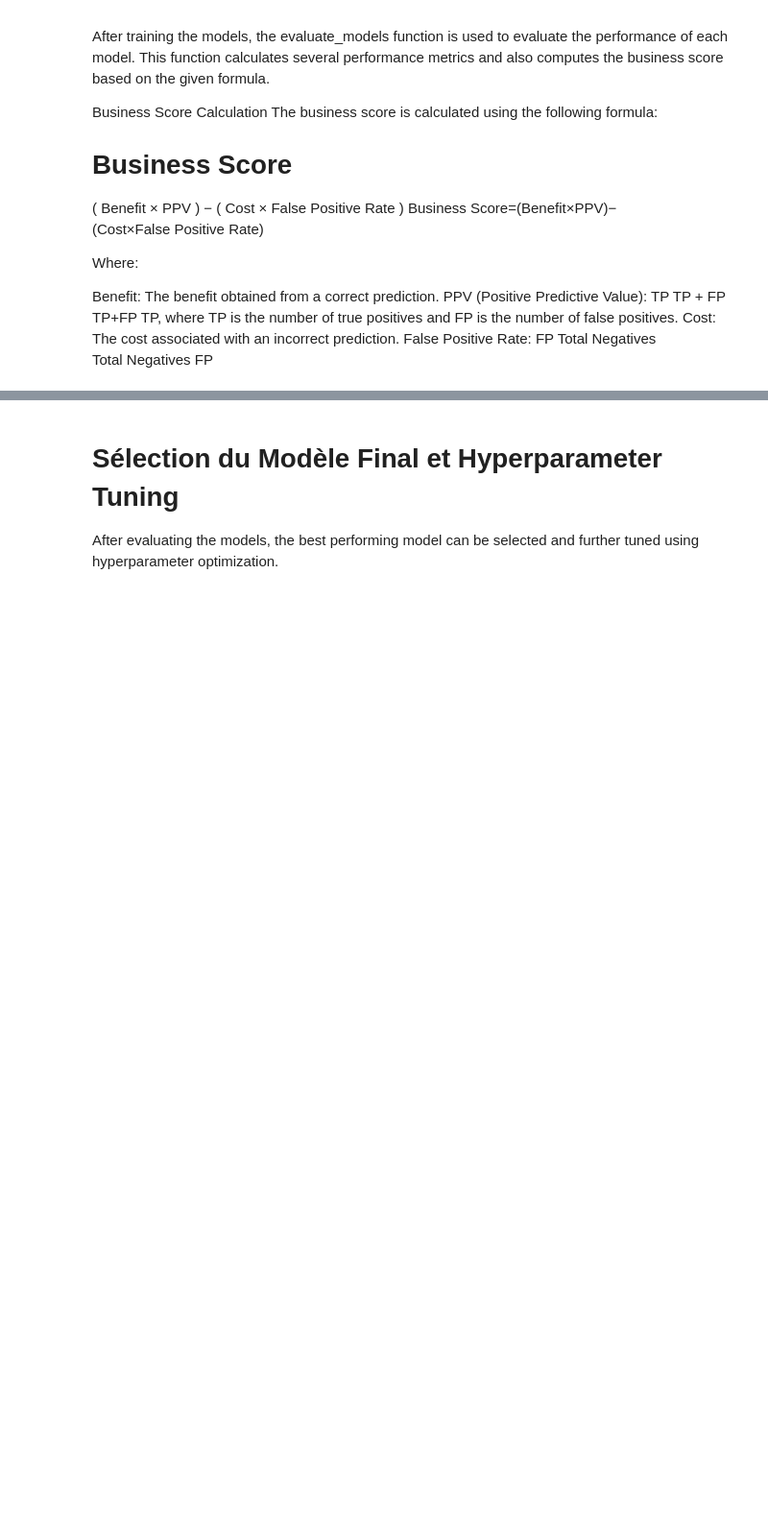
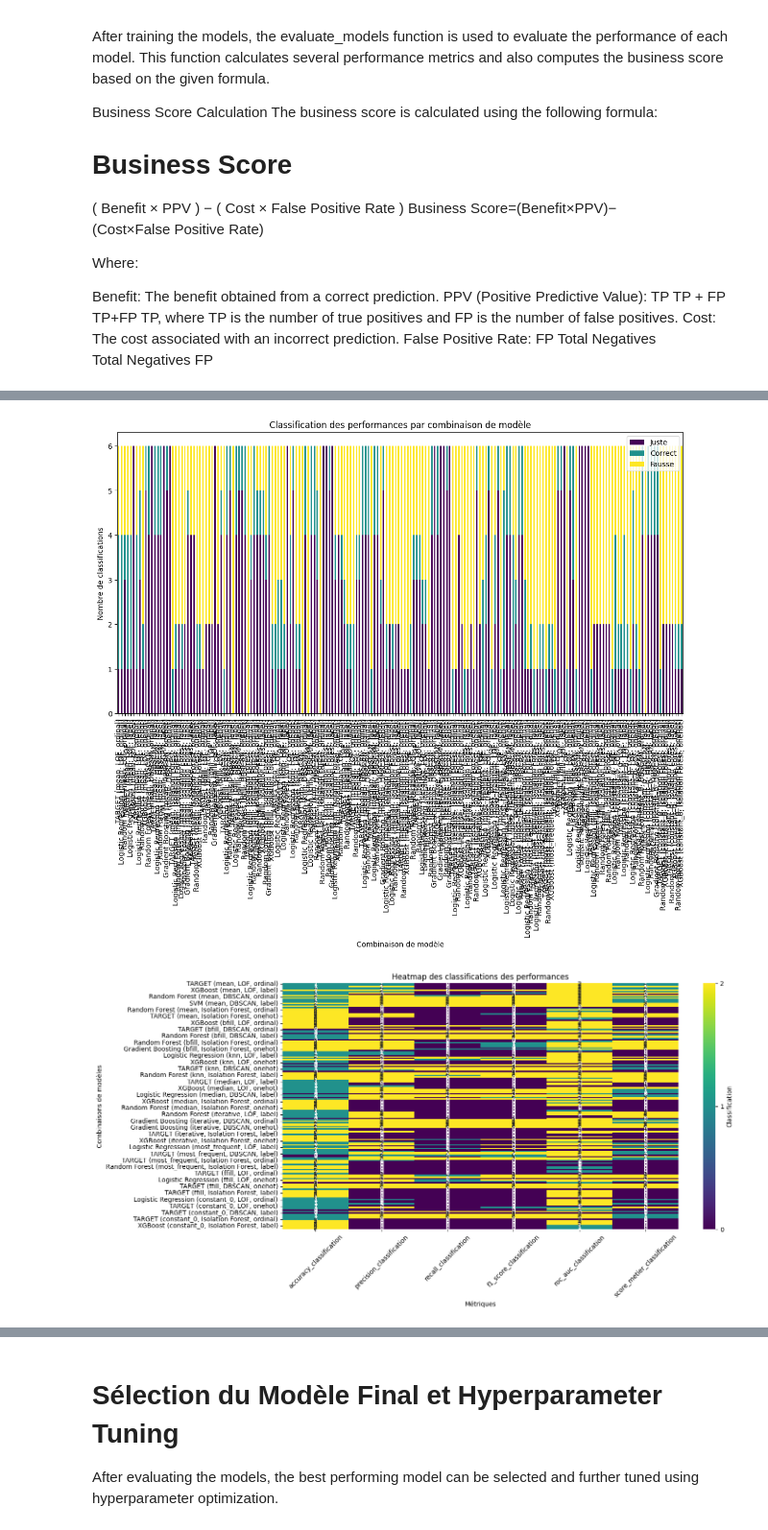
Before and after one commit to CYBA7K2M-DATAPROJ/home_credit_default_risk, a Jupyter notebook: Fusilier_Antoine_2_notebook_modelization_032024.ipynb, the cells around one changed output, grey strips where cells are left out. Shown at 96% size. Saved outputs shown, nothing was run; the diff lists cells and outputs as text; code cells hidden in the pictures; blank space fills up the shorter version.

```diff
--- a/Fusilier_Antoine_2_notebook_modelization_032024.ipynb
+++ b/Fusilier_Antoine_2_notebook_modelization_032024.ipynb
@@ -628,0 +746,12 @@ evaluate_models(
+# %%
+# Appliquer la classification à chaque métrique pour chaque modèle
+classification_results = df.copy()
+for metric in thresholds.keys():
+    classification_results[metric + '_classification'] = classification_results[metric].apply(lambda x: classify_performance(x, metric))
+
+# Afficher les résultats de la classification
+classification_display = classification_results[['model', 'imputation_method', 'outlier_method', 'encoding_method',
+                        'accuracy_classification', 'precision_classification', 'recall_classification',
+                        'f1_score_classification', 'roc_auc_classification', 'score_metier_classification']]
+
+classification_display
@@ -628,0 +772,37 @@ evaluate_models(
+# %%
+df = model_performance_metrics
+# Préparation des données pour le graphique en barres empilées
+classification_counts = classification_results.apply(lambda x: pd.Series({
+    'Juste': (x == 'Juste').sum(),
+    'Correct': (x == 'Correct').sum(),
+    'Fausse': (x == 'Fausse').sum()
+}), axis=1)
+
+classification_counts['model_combination'] = classification_results.apply(lambda x: f"{x['model']} ({x['imputation_method']}, {x['outlier_method']}, {x['encoding_method']})", axis=1)
+
+# Graphique en barres empilées
+classification_counts.set_index('model_combination')[['Juste', 'Correct', 'Fausse']].plot(kind='bar', stacked=True, figsize=(14, 7), colormap='viridis')
+plt.title('Classification des performances par combinaison de modèle')
+plt.xlabel('Combinaison de modèle')
+plt.ylabel('Nombre de classifications')
+plt.xticks(rotation=90)
+plt.legend(loc='upper right')
+plt.show()
+
+# Préparation des données pour la heatmap
+heatmap_data = classification_results[['accuracy_classification', 'precision_classification', 'recall_classification', 'f1_score_classification', 'roc_auc_classification', 'score_metier_classification']].applymap(lambda x: 2 if x == 'Juste' else (1 if x == 'Correct' else 0))
+
+# Ajout des noms de modèles et de combinaisons pour les étiquettes
+heatmap_data.index = classification_results.apply(lambda x: f"{x['model']} ({x['imputation_method']}, {x['outlier_method']}, {x['encoding_method']})", axis=1)
+
+# Heatmap
+plt.figure(figsize=(14, 7))
+sns.heatmap(heatmap_data, annot=True, cmap='viridis', cbar_kws={'ticks': [0, 1, 2], 'label': 'Classification'})
+plt.title('Heatmap des classifications des performances')
+plt.xlabel('Métriques')
+plt.ylabel('Combinaisons de modèles')
+plt.xticks(rotation=45)
+plt.show()
+# %% [output]
+[figure, added]
+[figure, added]
```
Also changed, not shown: parts of 21 cells of this notebook, 4 other files.
